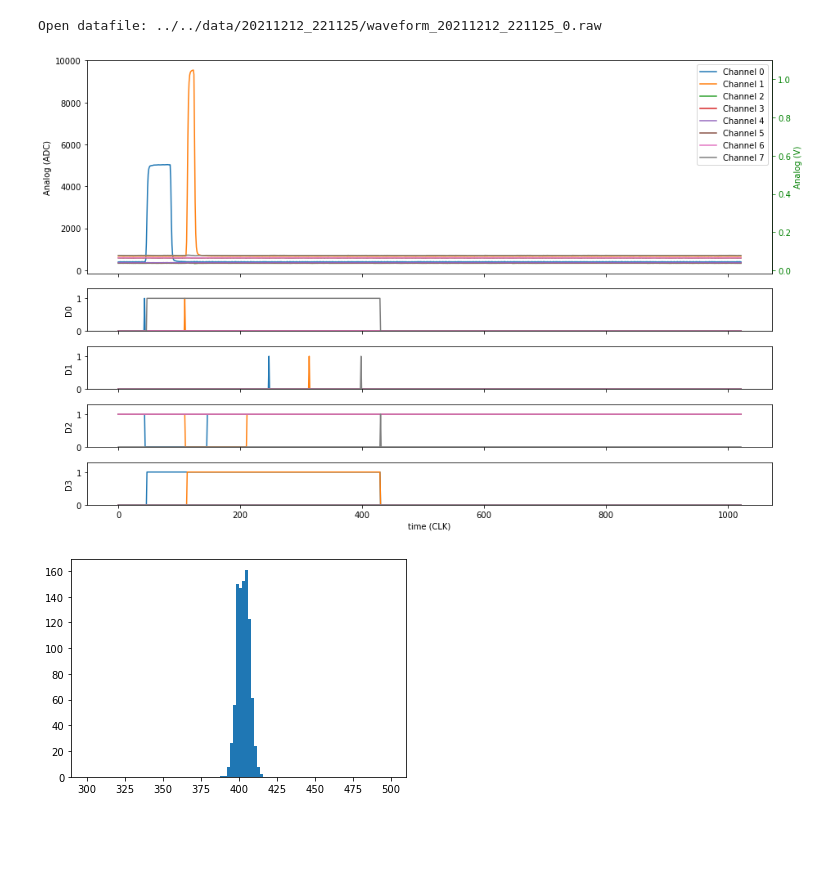
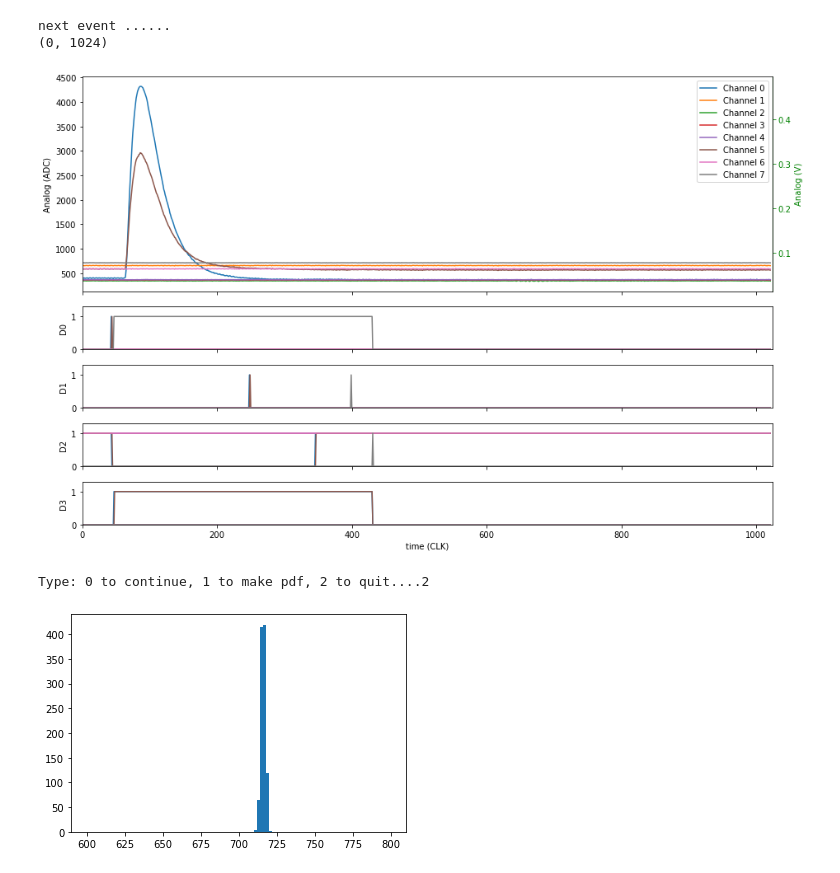
Before and after one commit to acolijn/DT5550_DAQ, a Jupyter notebook: analysis/waveform_plot.ipynb, the cells around one changed output. Drawn from its saved outputs; the diff is of its cells as text; code cells hidden in the pictures; blank space fills up the shorter version.

```diff
--- a/analysis/waveform_plot.ipynb
+++ b/analysis/waveform_plot.ipynb
@@ -8,7 +8,8 @@ import numpy as np
 from DT5550_Waveform import *
 from IPython import display
 # %%
-filename = '../../data/20211212_221125/waveform_20211212_221125_0.raw'
+filename = '../../data/20211213_150525/waveform_20211213_150525_1.raw'
+#filename = '../../DT5550_DAQ/daq/ReadoutClient/waveform.raw'
 # %%
 #
 # open the datfile
@@ -21,7 +22,7 @@ while (waves.read_event() != -1):
     #
     # plot the waveform
     #
-    fig = waves.plot_waveform()
+    fig = waves.plot_waveform(plot_range=(0,1024))
     #
     # wait for input......
     #
@@ -40,10 +41,13 @@ while (waves.read_event() != -1):
 
     print('next event ......')
 # %% [output]
-Open datafile: ../../data/20211212_221125/waveform_20211212_221125_0.raw
+next event ......
+(0, 1024)
-[figure, old version]
+[figure, new version]
+Type: 0 to continue, 1 to make pdf, 2 to quit....2
 # %%
-plt.hist(waves.analog[0,:]*waves.digital[2,0,:],range=(300,500),bins=100)
+det_id = 7
+plt.hist(waves.analog[det_id,:],range=(600,800),bins=100)
 plt.show()
 # %% [output]
-[figure, old version]
+[figure, new version]
```
Also changed, not shown: parts of 2 cells of this notebook, 5 other files.
